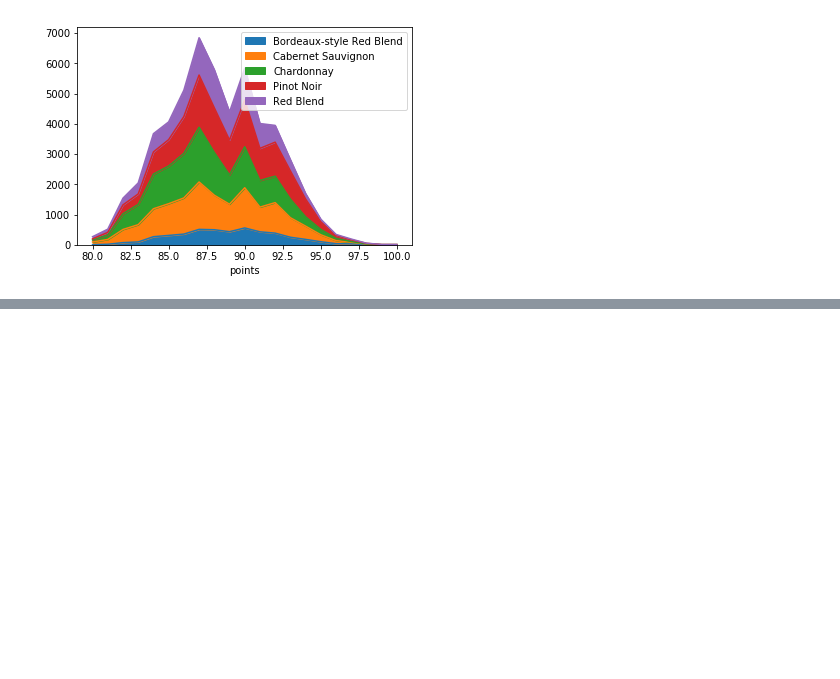
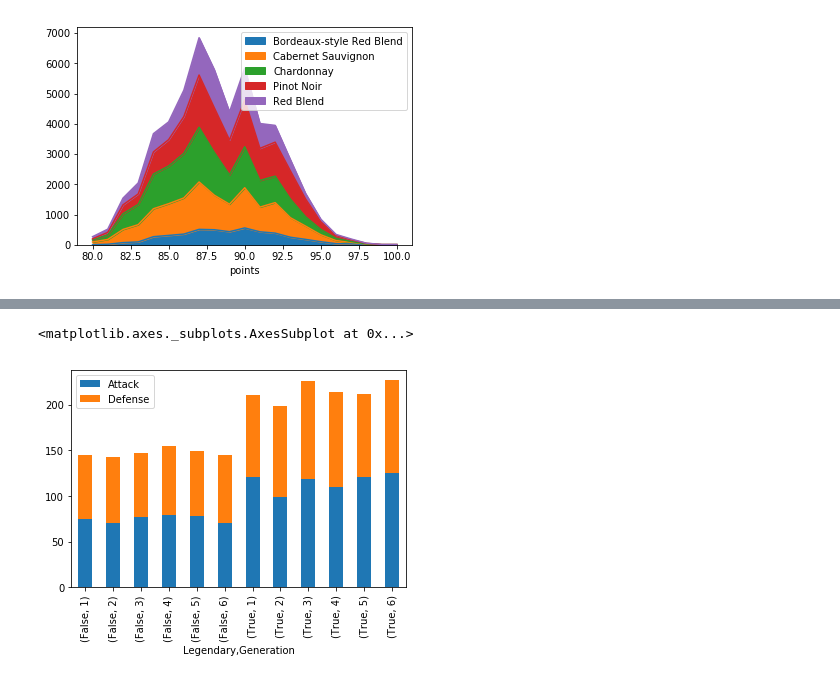
Before and after one commit to tutss/datascience, a Jupyter notebook: kaggle/training/Plotting_2D.ipynb, the cells around one changed output, grey strips where cells are left out. Cells and saved outputs as stored; diff of their text form; code cells hidden in the pictures; blank space fills up the shorter version.

```diff
--- a/kaggle/training/Plotting_2D.ipynb
+++ b/kaggle/training/Plotting_2D.ipynb
@@ -42,0 +69,3 @@ wine_counts.plot.area()
+# %%
+pokemon_group = pokemon.groupby(['Legendary','Generation']).mean()[['Attack', 'Defense']]
+pokemon_group.head()
@@ -42,0 +80,5 @@ wine_counts.plot.area()
+# %%
+pokemon_group.plot.bar(stacked=True)
+# %% [output]
+<matplotlib.axes._subplots.AxesSubplot at 0x...>
+[figure, added]
```
Also changed, not shown: parts of 8 cells of this notebook, 1 other file.
